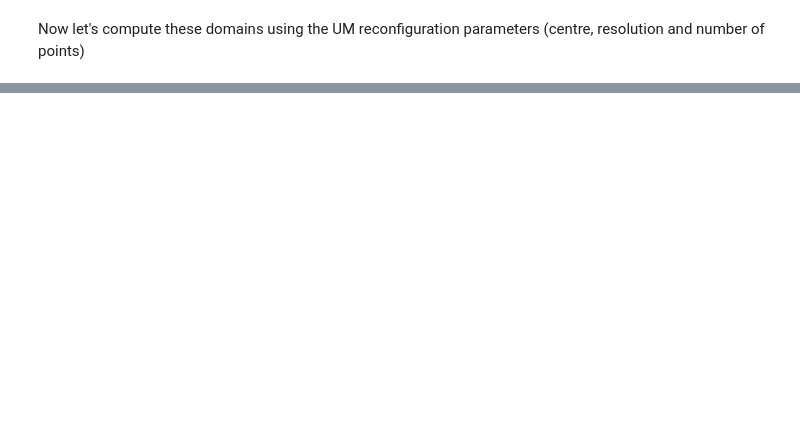
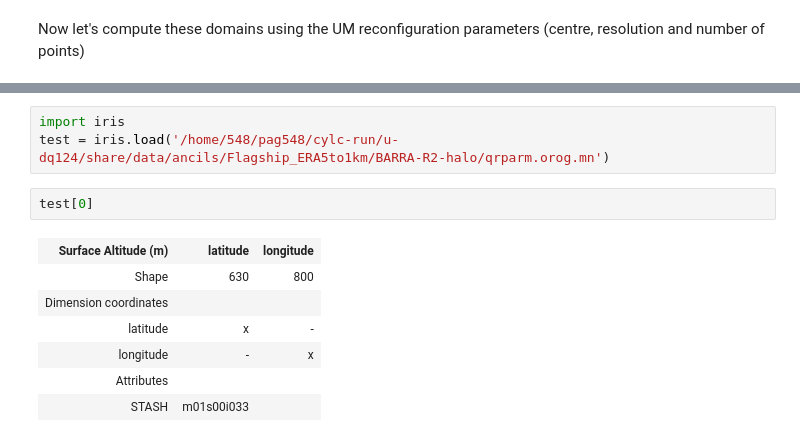
Before and after one commit to 21centuryweather/UM_configuration_tools, a Jupyter notebook: Flagship_domain.ipynb, the cells around one changed output, grey strips where cells are left out. Cells and saved outputs as stored; diff of their text form; blank space fills up the shorter version.

```diff
--- a/Flagship_domain.ipynb
+++ b/Flagship_domain.ipynb
@@ -161,0 +210,13 @@ plt.tight_layout()
+# %%
+import iris
+test = iris.load('/home/548/pag548/cylc-run/u-dq124/share/data/ancils/Flagship_ERA5to1km/BARRA-R2-halo/qrparm.orog.mn')
+# %%
+test[0]
+# %% [output]
+| Surface Altitude (m) | latitude | longitude |
+| Shape | 630 | 800 |
+| Dimension coordinates |  |  |
+| latitude | x | - |
+| longitude | - | x |
+| Attributes |  |  |
+| STASH | m01s00i033 |  |
```
Also changed, not shown: parts of 16 cells of this notebook.
